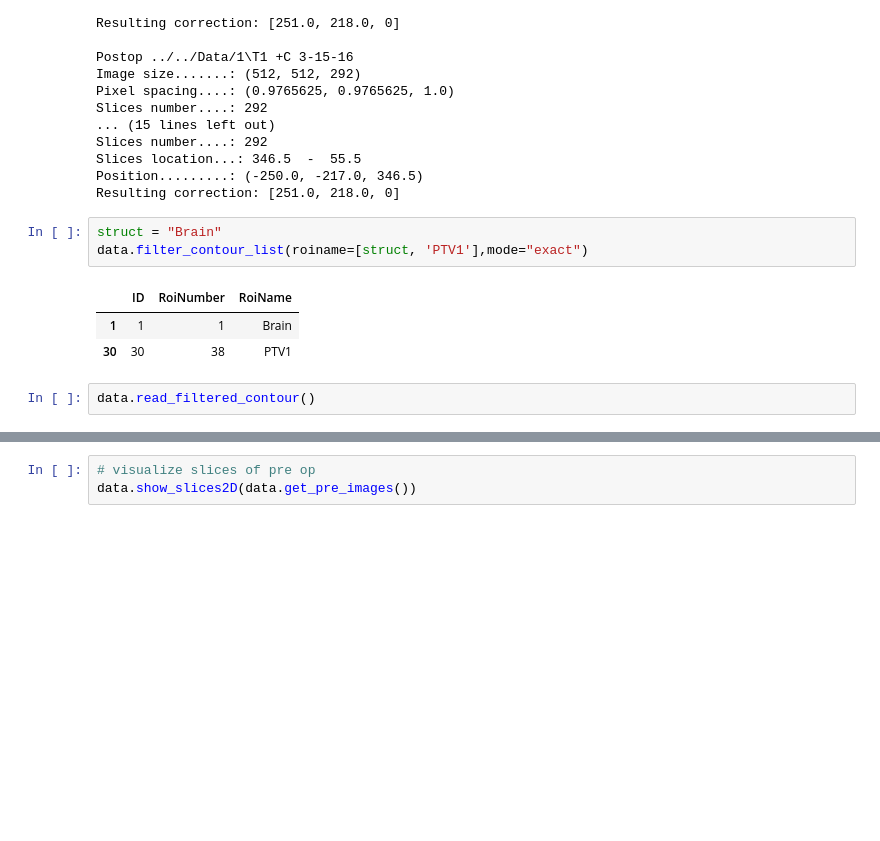
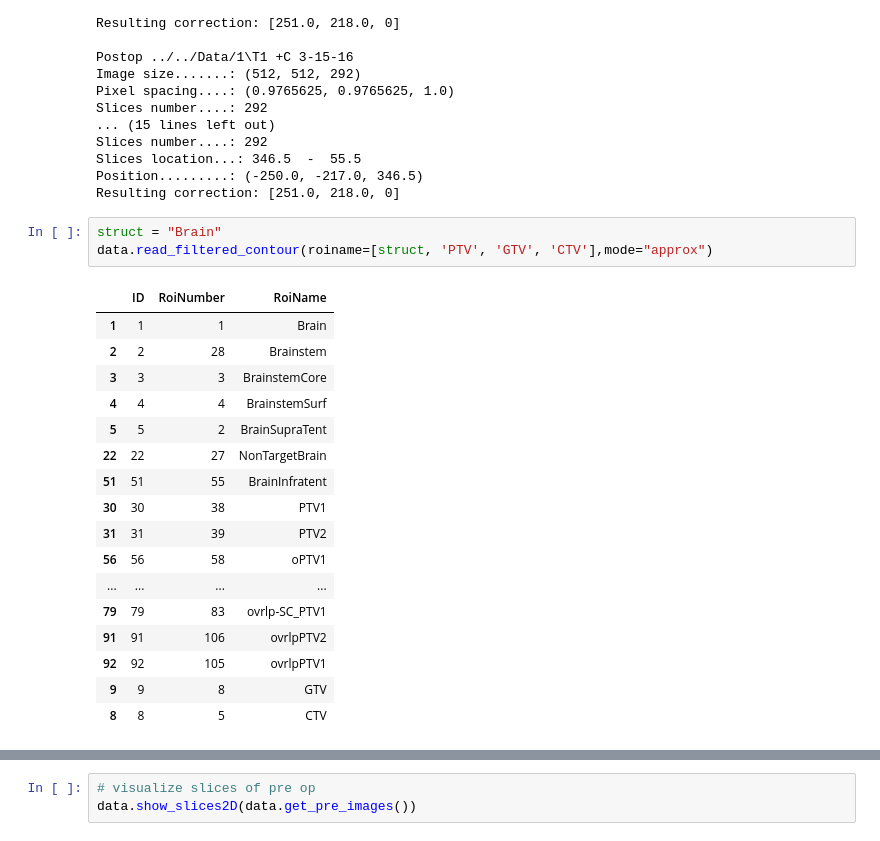
Before and after one commit to CarolineMagg/KidsBrainProject, a Jupyter notebook: data_preprocessing/active_contour_draft.ipynb, the cells around one changed output, grey strips where cells are left out. Saved outputs shown, nothing was run; the diff lists cells and outputs as text; blank space fills up the shorter version.

```diff
--- a/data_preprocessing/active_contour_draft.ipynb
+++ b/data_preprocessing/active_contour_draft.ipynb
@@ -111,12 +121,24 @@ Position.........: (-250.0, -217.0, 346.5)
 Resulting correction: [251.0, 218.0, 0]
 # %%
 struct = "Brain"
-data.filter_contour_list(roiname=[struct, 'PTV1'],mode="exact")
+data.read_filtered_contour(roiname=[struct, 'PTV', 'GTV', 'CTV'],mode="approx")
 # %% [output]
 |  | ID | RoiNumber | RoiName |
 | 1 | 1 | 1 | Brain |
+| 2 | 2 | 28 | Brainstem |
+| 3 | 3 | 3 | BrainstemCore |
+| 4 | 4 | 4 | BrainstemSurf |
+| 5 | 5 | 2 | BrainSupraTent |
+| 22 | 22 | 27 | NonTargetBrain |
+| 51 | 51 | 55 | BrainInfratent |
 | 30 | 30 | 38 | PTV1 |
+| 31 | 31 | 39 | PTV2 |
+| 56 | 56 | 58 | oPTV1 |
+| ... | ... | ... | ... |
+| 79 | 79 | 83 | ovrlp-SC_PTV1 |
+| 91 | 91 | 106 | ovrlpPTV2 |
+| 92 | 92 | 105 | ovrlpPTV1 |
+| 9 | 9 | 8 | GTV |
+| 8 | 8 | 5 | CTV |
-# %%
-data.read_filtered_contour()
 # %%
 # visualise single segmentation in 2D in all dicom files
```
Also changed, not shown: parts of 9 cells of this notebook, 2 other files.
